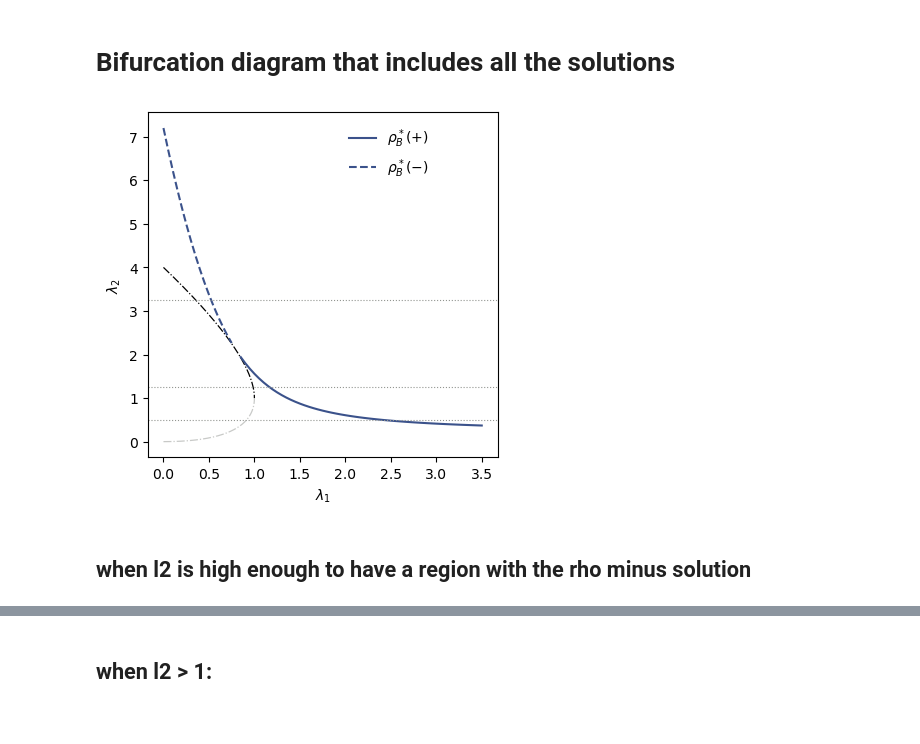
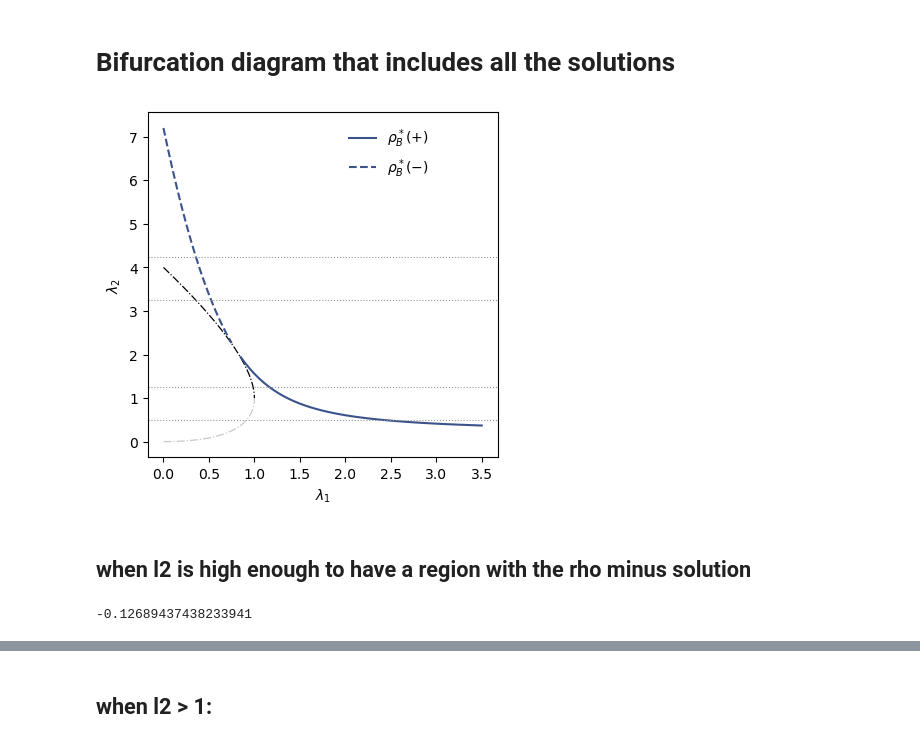
Before and after one commit to dmarchp/TFM_code, a Jupyter notebook: non_lin_models/det_sols_non_lin/1and2simplices.ipynb, the cells around one changed output, grey strips where cells are left out. Saved outputs shown, nothing was run; the diff lists cells and outputs as text; code cells hidden in the pictures.

```diff
--- a/non_lin_models/det_sols_non_lin/1and2simplices.ipynb
+++ b/non_lin_models/det_sols_non_lin/1and2simplices.ipynb
@@ -418,37 +418,41 @@ fig.colorbar(im, ax=ax)
 
 l1s = np.arange(0.0,3.55, 0.05)
 pi = 0.05
 
 # to get the same color I used for pi=0.1 above
 color = plt.cm.viridis(np.linspace(0,1,5))[1]
 
 fig, ax = plt.subplots(1, 1, figsize=(4,4), constrained_layout=True)
 ax.set(xlabel=r'$\lambda_1$', ylabel=r'$\lambda_2$')
 
 l1s_rho_line = np.arange(0.0, 1.001, 0.001)
 ax.plot(l1s_rho_line, l2_line_pi0(l1s_rho_line)[0], ls='-.', color='xkcd:black', lw=0.9)
 ax.plot(l1s_rho_line, l2_line_pi0(l1s_rho_line)[1], ls='-.', color='xkcd:gray', alpha=0.5, lw=0.9)
 
 # threshold line for the rho plus solution:
 sols = thresh_line_m_rho_plus(l1s, pi)
 ax.plot(l1s, sols, label=r'$\rho_B^*(+)$', color=color, ls='-')
 
 # threshold line for the rho minus solution:
 sols = thresh_line_m_rho_minus(l1s[l1s <= 1.0], pi)
 ax.plot(l1s[l1s <= 1.0], sols, label=r'$\rho_B^*(-)$', color=color, ls='--')
 
 fig.legend(frameon=False, ncol=1, loc=(0.6,0.8))
 
 # selected l2s where we're going to plot bifurcation diagrams:
-sel_l2s = {0.1: [0.75, 2.0, 3.9], 0.05:[0.5, 1.25, 3.25]}
+sel_l2s = {0.1: [0.75, 2.0, 3.9], 0.05:[0.5, 1.25, 3.25, 4.25]}
 for l2 in sel_l2s[pi]:
     ax.axhline(l2, 0, 1, ls=':', color='xkcd:gray', lw=0.8)
 
 fig.savefig(f'thresh_lines_pi_{pi}_space_l1_l2.png')
 # %% [output]
-[figure, old version]
+[figure, new version]
 # %% [markdown]
 ## when l2 is high enough to have a region with the rho minus solution
+# %%
+l1_mneq0_sol
+# %% [output]
+-0.12689437438233941
 # %%
 l1s = np.arange(0.0, 3.0, 0.05)
 
```
Also changed, not shown: parts of 1 cell of this notebook, 21 other files.
